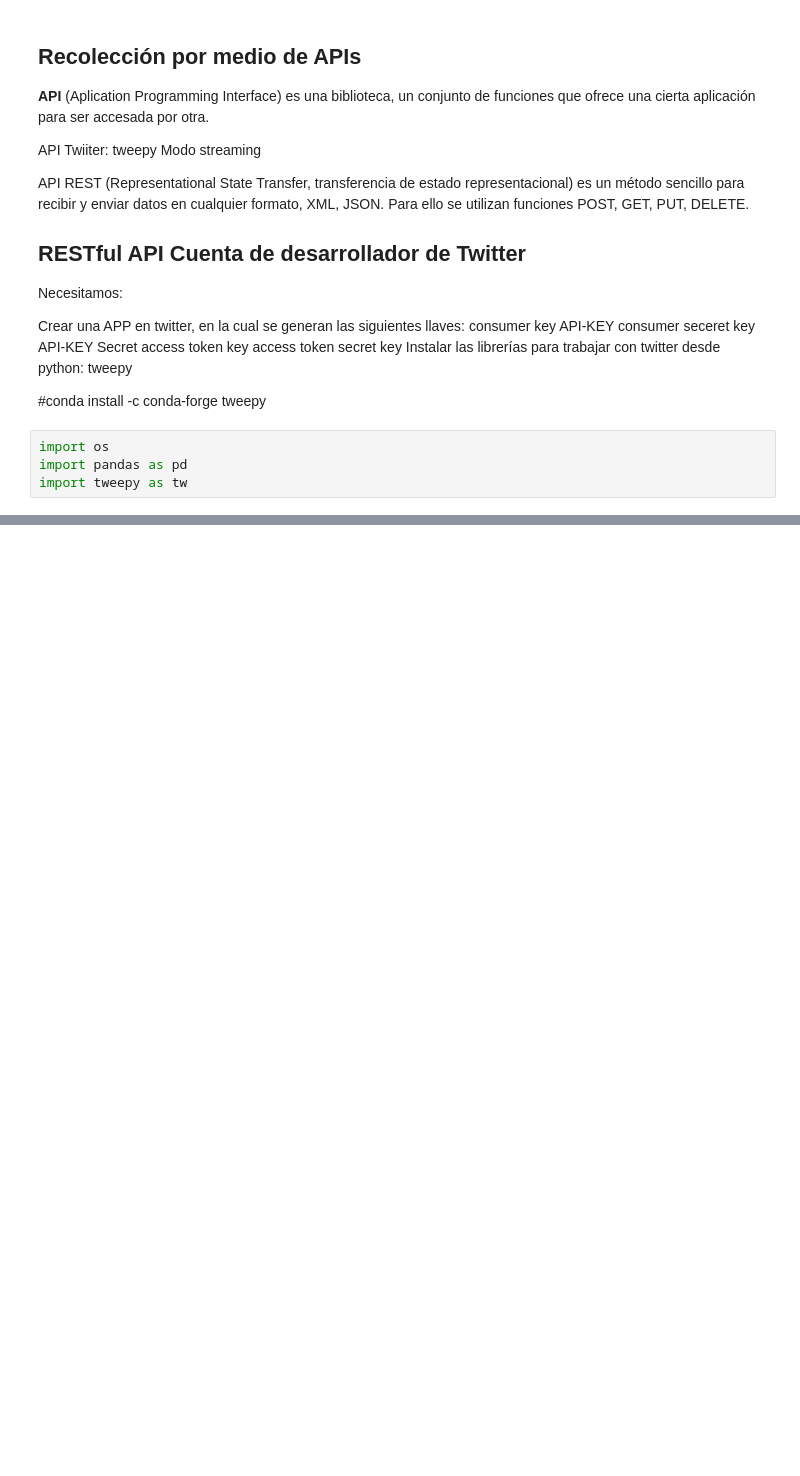
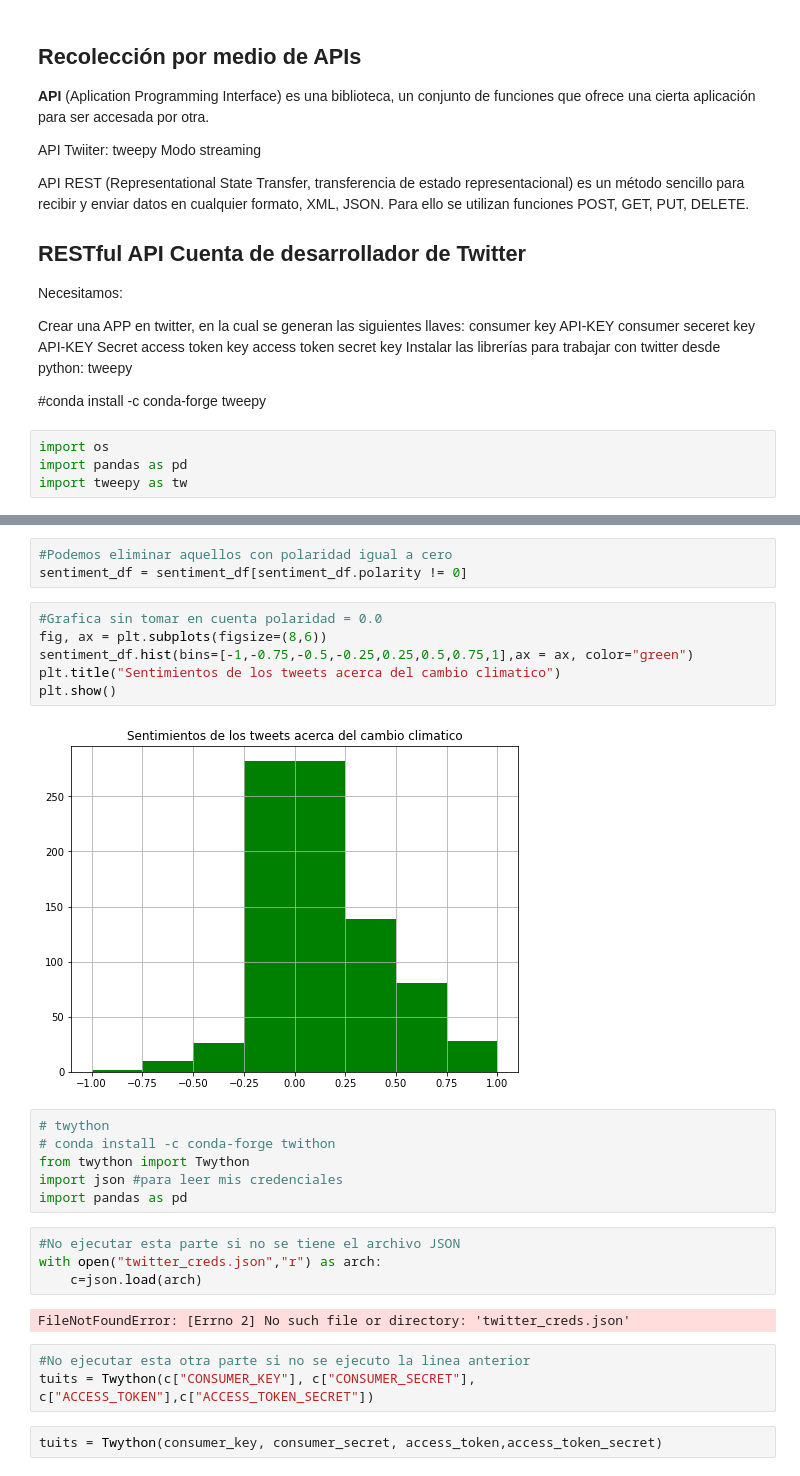
Before and after one commit to misaeladame/big-data, a Jupyter notebook: Jupyter/02_04_Twitter.ipynb, the cells around one changed output, grey strips where cells are left out. Drawn from its saved outputs; the diff is of its cells as text; blank space fills up the shorter version.

Commit message:
Utilidades de Twitter

```diff
--- a/Jupyter/02_04_Twitter.ipynb
+++ b/Jupyter/02_04_Twitter.ipynb
@@ -94,0 +429,28 @@ for tweet in tweets:
+# %%
+#Podemos eliminar aquellos con polaridad igual a cero
+sentiment_df = sentiment_df[sentiment_df.polarity != 0]
+# %%
+#Grafica sin tomar en cuenta polaridad = 0.0
+fig, ax = plt.subplots(figsize=(8,6))
+sentiment_df.hist(bins=[-1,-0.75,-0.5,-0.25,0.25,0.5,0.75,1],ax = ax, color="green")
+plt.title("Sentimientos de los tweets acerca del cambio climatico")
+plt.show()
+# %% [output]
+[figure, added]
+# %%
+# twython
+# conda install -c conda-forge twithon
+from twython import Twython
+import json #para leer mis credenciales
+import pandas as pd
+# %%
+#No ejecutar esta parte si no se tiene el archivo JSON
+with open("twitter_creds.json","r") as arch:
+    c=json.load(arch)
+# %% [output]
+FileNotFoundError: [Errno 2] No such file or directory: 'twitter_creds.json'
+# %%
+#No ejecutar esta otra parte si no se ejecuto la linea anterior
+tuits = Twython(c["CONSUMER_KEY"], c["CONSUMER_SECRET"], c["ACCESS_TOKEN"],c["ACCESS_TOKEN_SECRET"])
+# %%
+tuits = Twython(consumer_key, consumer_secret, access_token,access_token_secret)
```
Also changed, not shown: parts of 35 cells of this notebook.
